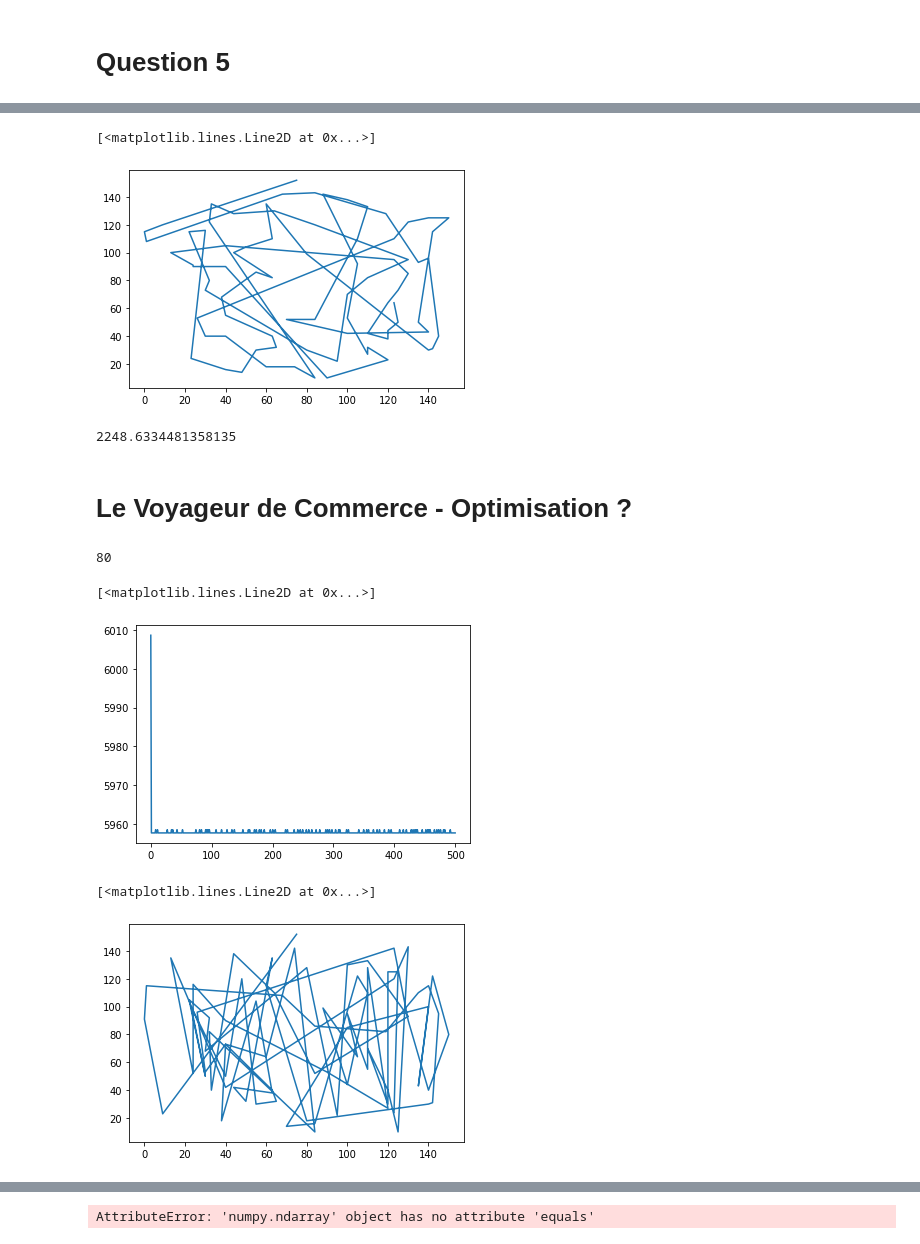
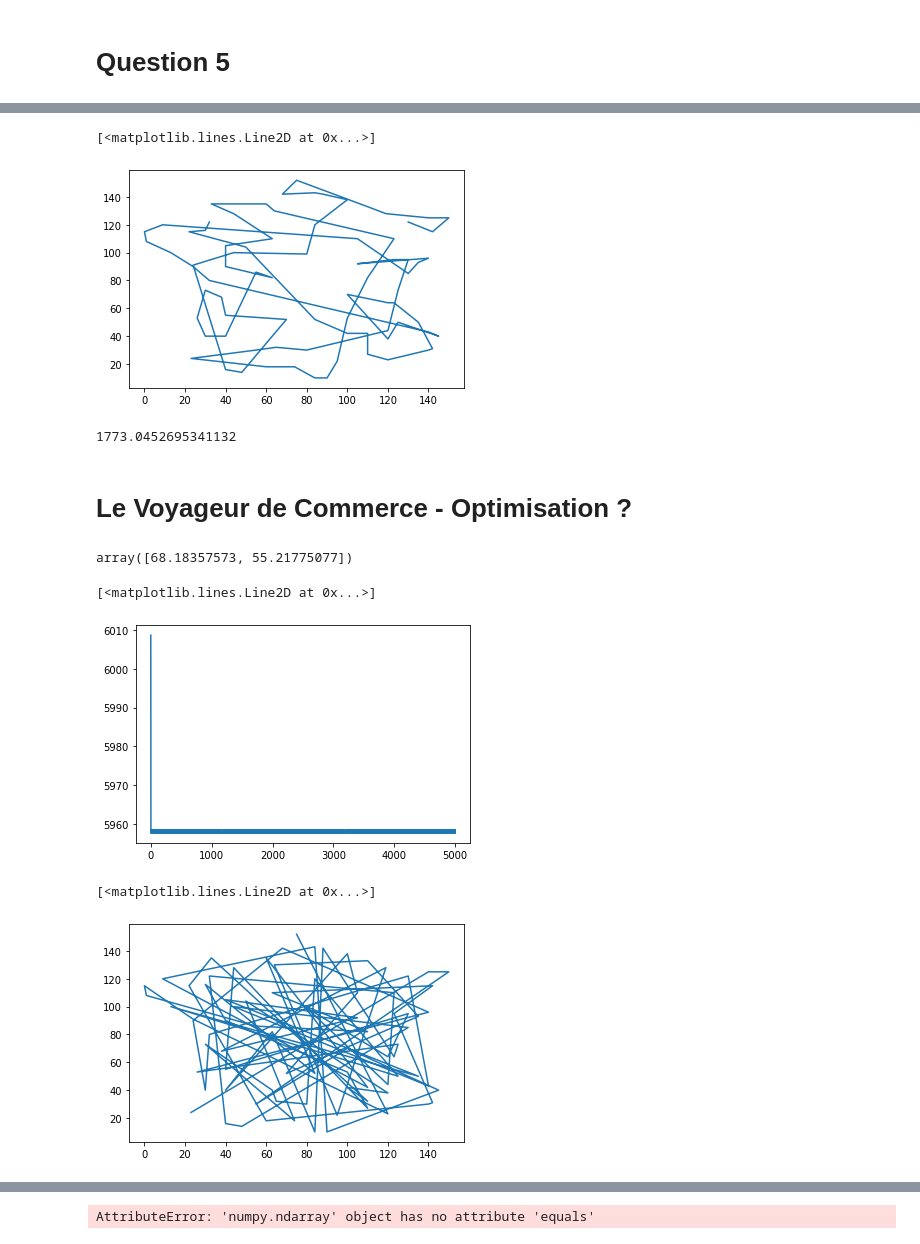
Before and after one commit to olivierdesclaux/coursework, a Jupyter notebook: TD6.ipynb, the cells around one changed output, grey strips where cells are left out. Cells and saved outputs as stored; diff of their text form; code cells hidden in the pictures.

```diff
--- a/TD6.ipynb
+++ b/TD6.ipynb
@@ -91,7 +94,7 @@ def Longueur(Coordonnees):
 # %% [markdown]
 # Question 5
 # %%
-Coordonnees_PaysMystere = pd.read_excel('PaysMystere.xls').values
+Coordonnees_PaysMystere = pd.read_excel(r'C:\Users\Olivier Desclaux\Map572\PaysMystere.xls').values
 # %%
 def Metropolis_Hastings(T, beta,  Coordonnees):
     S = []
@@ -131,35 +134,34 @@ plt.plot(np.linspace(0,5000,5000), length_through_time)
 plt.plot([x[0] for x in result[-1]], [x[1] for x in result[-1]])
 # %% [output]
 [<matplotlib.lines.Line2D at 0x...>]
-[figure, old version]
+[figure, new version]
-# %%
-Longueur(result[-1])
-# %% [output]
-2248.6334481358135
+# %%
+# result[-1]
+Longueur(result[-1])
+# %% [output]
+1773.0452695341132
 # %% [markdown]
 # Le Voyageur de Commerce - Optimisation ?
 # %%
 def get_max_distance_cities(Coordonnees):
-    a, b = Coordonnees[0], Coordonnees[1]
-    l = Longueur([a,b])
+    l = distance_villes(Coordonnees[0], Coordonnees[1])
     k=0
     for i in range (len(Coordonnees) - 1):
-        new_l = Longueur([Coordonnees[i], Coordonnees[i+1]])
+        new_l = distance_villes(Coordonnees[i], Coordonnees[i+1])
         if  new_l > l:
-            a,b = Coordonnees[i], Coordonnees[i+1]
             l = new_l
             k=i
 
     return k, k+1
-# %%
-get_closest_city(result_opt, 3)
-# %% [output]
-80
+# %%
+get_closest_city( Coordonnees_PaysMystere, Coordonnees_PaysMystere[7])
+# %% [output]
+array([68.18357573, 55.21775077])
 # %%
 def Metropolis_Hastings_optim(T, beta,  Coordonnees):
     S = []
     n = len(Coordonnees)
-    t= 0
+    t= 0[]
 #     X = random.choice(E)
     Coordonnees_t = Coordonnees
 
@@ -184,6 +186,7 @@ def Metropolis_Hastings_optim(T, beta,  Coordonnees):
 
 #     return Coordonnees_t
     return S
+    []
 # %%
 def get_closest_city(Coordonnees, i):
     city_i = Coordonnees[i]
@@ -198,18 +203,19 @@ def get_closest_city(Coordonnees, i):
 
     return k
 # %%
-result_opt = Metropolis_Hastings_optim(500, 2, Coordonnees_PaysMystere)
+time = 5000
+result_opt = Metropolis_Hastings_optim(5000, 2, Coordonnees_PaysMystere)
 length_through_time_optim = [Longueur(x) for x in result_opt]
 
-plt.plot(np.linspace(0,500, 500), length_through_time_optim)
+plt.plot(np.linspace(0,5000, 5000), length_through_time_optim)
 # %% [output]
 [<matplotlib.lines.Line2D at 0x...>]
-[figure, old version]
+[figure, new version]
 # %%
-plt.plot([x[0] for x in result[-1]], [x[1] for x in result_opt[-1]])
+plt.plot([x[0] for x in result_opt[-1]], [x[1] for x in result_opt[-1]])
 # %% [output]
 [<matplotlib.lines.Line2D at 0x...>]
-[figure, old version]
+[figure, new version]
 # %%
 result_opt
 # %% [output]
```
Also changed, not shown: parts of 4 cells of this notebook, 1 other file.
